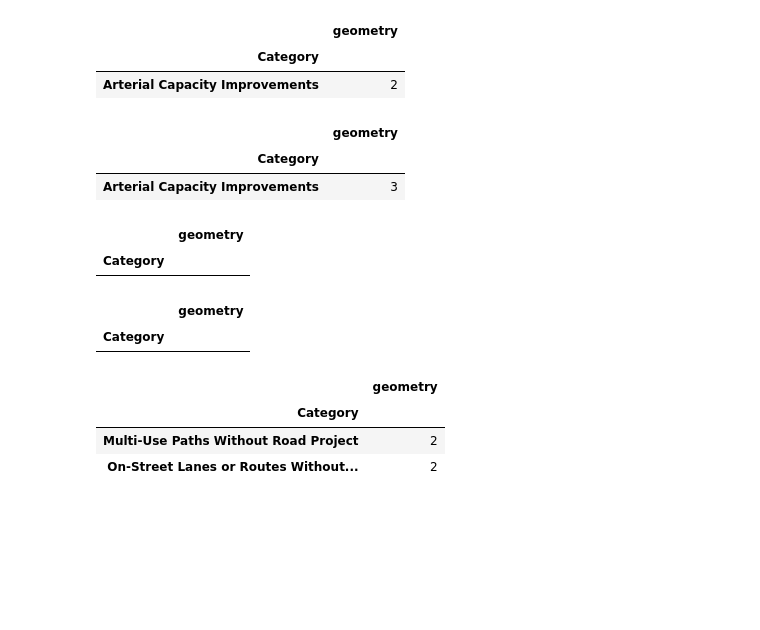
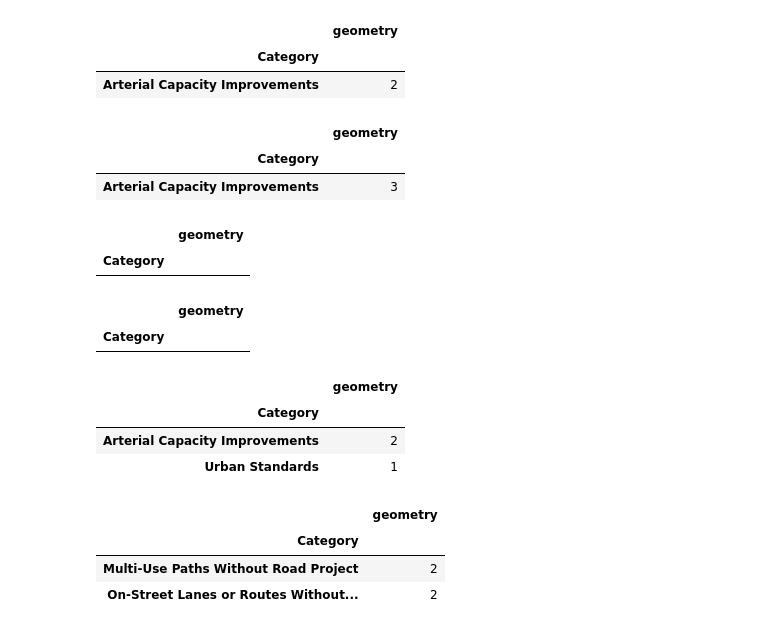
Before and after one commit to dongmeic/RTP, a Jupyter notebook: data/analysis_for_AppendixF.ipynb, the cells around one changed output. Cells and saved outputs as stored; diff of their text form; code cells hidden in the pictures; blank space fills up the shorter version.

```diff
--- a/data/analysis_for_AppendixF.ipynb
+++ b/data/analysis_for_AppendixF.ipynb
@@ -225,25 +238,33 @@ aaf.RTP_counted_by_intersection(shapefile='Roadway_points', folder='WaterQuality
 |  | geometry |
 | Category |  |
 | Arterial Capacity Improvements | 2 |
-# %%
-# Conservation Opportunity Areas intersect with roadway points
-aaf.RTP_counted_by_intersection(shapefile='Roadway_points', folder='SensitiveHabitats', file='ODFW_COAs_CLMPO.shp')
-# %% [output]
-|  | geometry |
-| Category |  |
-| Arterial Capacity Improvements | 3 |
-# %%
-# USFWS Critical Habitats intersect with roadway points
-aaf.RTP_counted_by_intersection(shapefile='Roadway_points', folder='SensitiveHabitats', file='CRITHAB_CLMPO.shp')
-# %% [output]
-|  | geometry |
-| Category |  |
-# %%
-# floodway intersects with roadway points
-aaf.RTP_counted_by_intersection(shapefile='Roadway_points', folder='NaturalHazards', file='FloodwayCLMPO.shp')
-# %% [output]
-|  | geometry |
-| Category |  |
+# %%
+# Conservation Opportunity Areas intersect with roadway points
+aaf.RTP_counted_by_intersection(shapefile='Roadway_points', folder='SensitiveHabitats', file='ODFW_COAs_CLMPO.shp')
+# %% [output]
+|  | geometry |
+| Category |  |
+| Arterial Capacity Improvements | 3 |
+# %%
+# USFWS Critical Habitats intersect with roadway points
+aaf.RTP_counted_by_intersection(shapefile='Roadway_points', folder='SensitiveHabitats', file='CRITHAB_CLMPO.shp')
+# %% [output]
+|  | geometry |
+| Category |  |
+# %%
+# floodway intersects with roadway points
+aaf.RTP_counted_by_intersection(shapefile='Roadway_points', folder='NaturalHazards', file='FloodwayCLMPO.shp')
+# %% [output]
+|  | geometry |
+| Category |  |
+# %%
+# seismic hazards intersect with roadway points
+aaf.RTP_counted_by_intersection(shapefile='Roadway_points', folder='NaturalHazards', file='EarthquakeLayer.shp')
+# %% [output]
+|  | geometry |
+| Category |  |
+| Arterial Capacity Improvements | 2 |
+| Urban Standards | 1 |
 # %%
 # DEQ303dListedStreams intersect with bike/pedestrain lines
 aaf.RTP_counted_by_intersection(shapefile='BikePed', folder='WaterQuality', file='DEQ303dListedStreams.shp')
```
Also changed, not shown: parts of 49 cells of this notebook, 1 other file.
